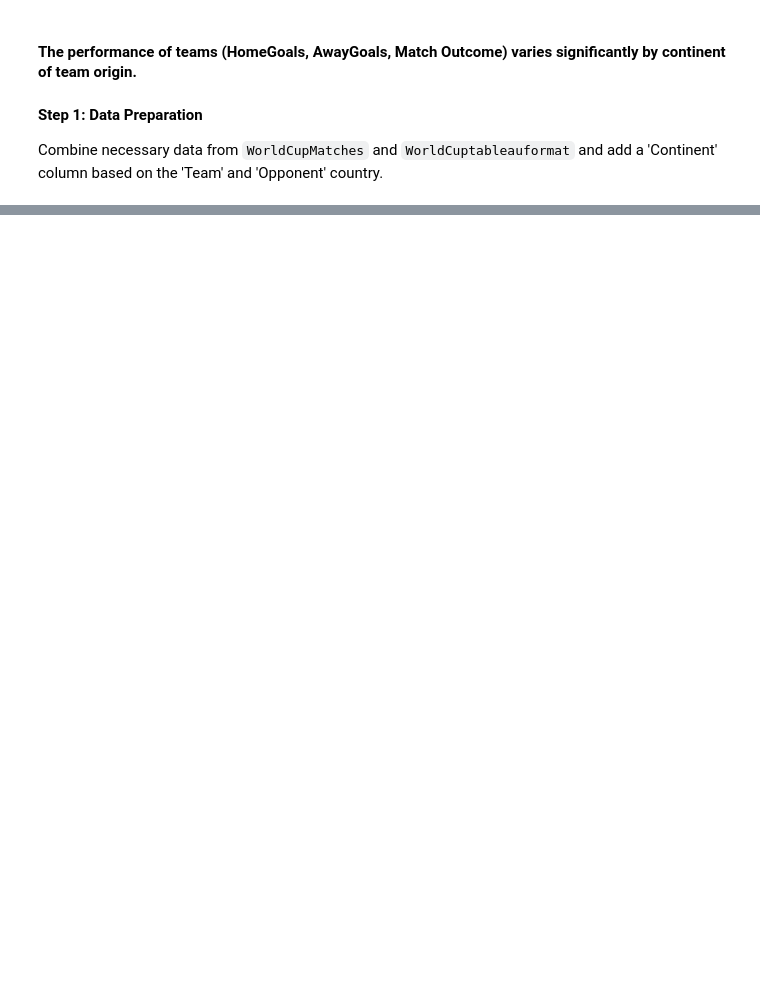
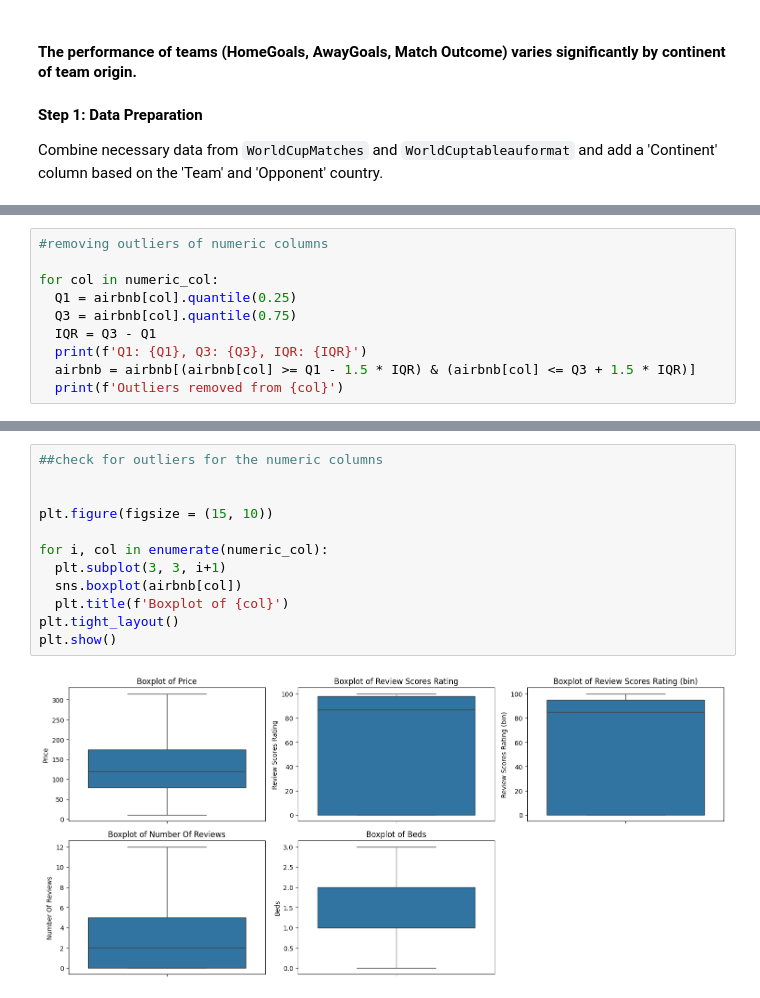
Before and after one commit to a8u8akar007/airbnb_football_eda, a Jupyter notebook: dav_A1.ipynb, the cells around one changed output, grey strips where cells are left out. Drawn from its saved outputs; the diff is of its cells as text; blank space fills up the shorter version.

```diff
--- a/dav_A1.ipynb
+++ b/dav_A1.ipynb
@@ -484,0 +583,10 @@ Passing `palette` without assigning `hue` is deprecated and will be removed in v
+# %%
+#removing outliers of numeric columns
+
+for col in numeric_col:
+  Q1 = airbnb[col].quantile(0.25)
+  Q3 = airbnb[col].quantile(0.75)
+  IQR = Q3 - Q1
+  print(f'Q1: {Q1}, Q3: {Q3}, IQR: {IQR}')
+  airbnb = airbnb[(airbnb[col] >= Q1 - 1.5 * IQR) & (airbnb[col] <= Q3 + 1.5 * IQR)]
+  print(f'Outliers removed from {col}')
@@ -484,0 +604,14 @@ Passing `palette` without assigning `hue` is deprecated and will be removed in v
+# %%
+##check for outliers for the numeric columns
+
+
+plt.figure(figsize = (15, 10))
+
+for i, col in enumerate(numeric_col):
+  plt.subplot(3, 3, i+1)
+  sns.boxplot(airbnb[col])
+  plt.title(f'Boxplot of {col}')
+plt.tight_layout()
+plt.show()
+# %% [output]
+[figure, added]
```
Also changed, not shown: parts of 47 cells of this notebook.
